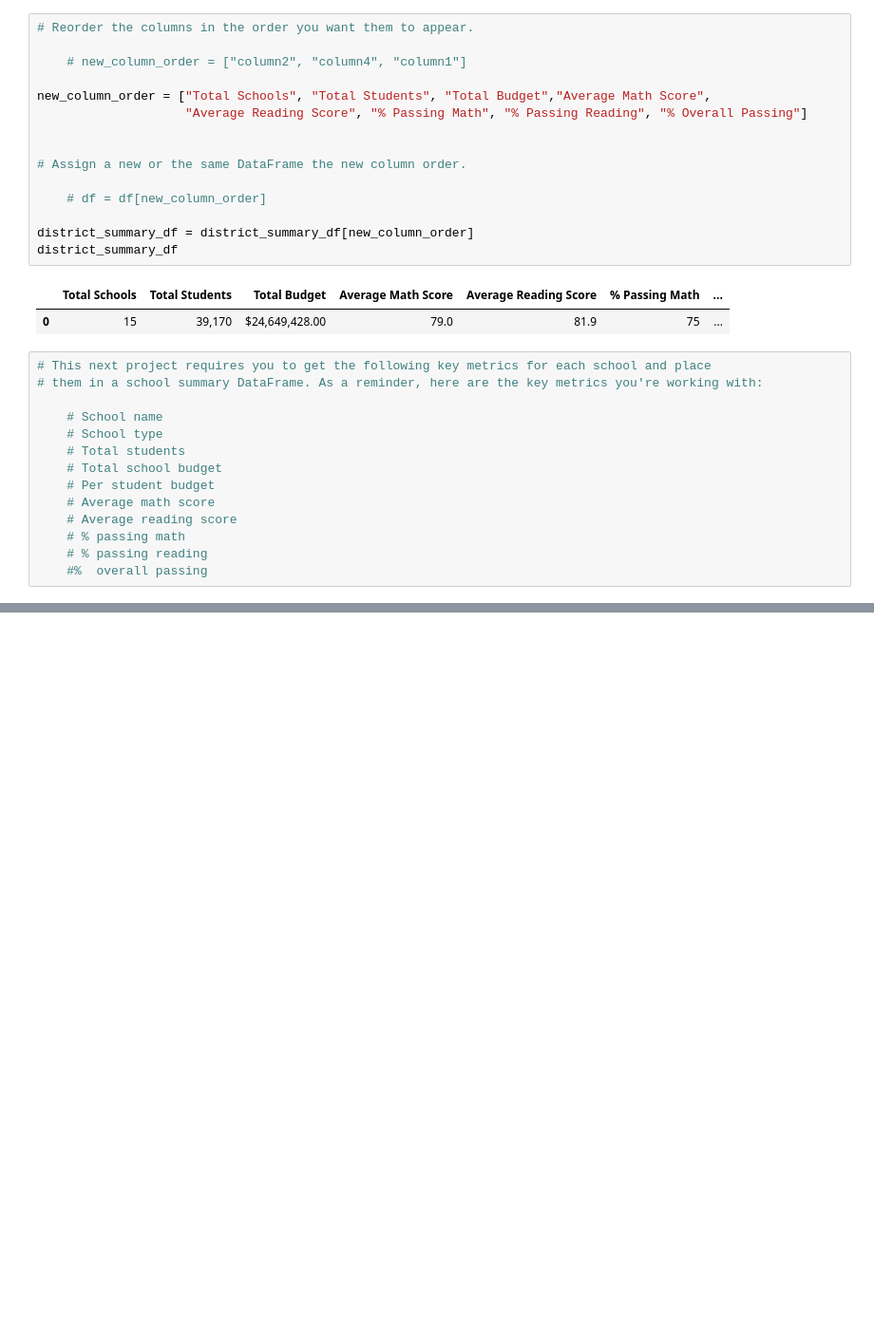
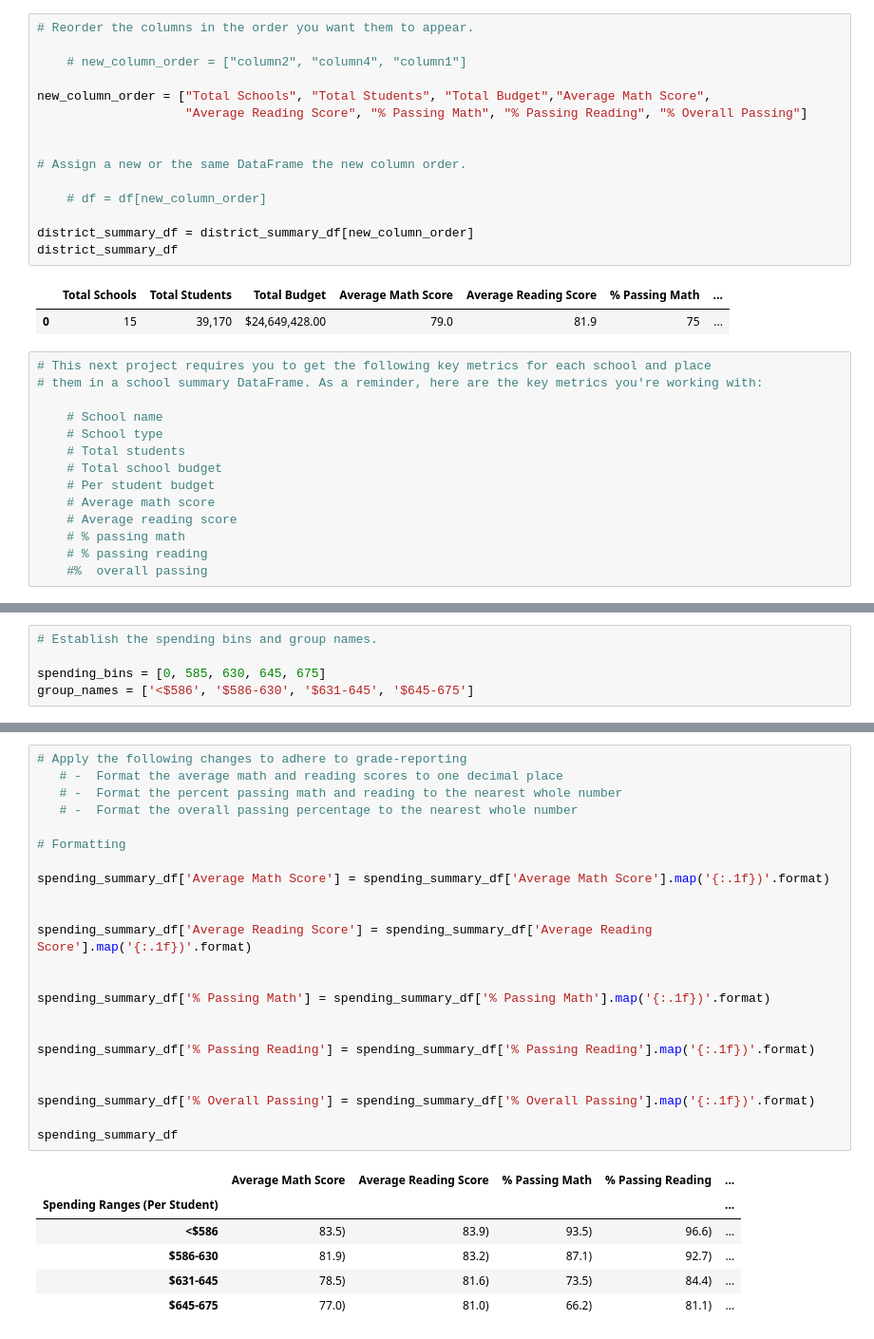
Before and after one commit to jbailey2705/School_District_Analysis, a Jupyter notebook: PyCitySchools.ipynb, the cells around one changed output, grey strips where cells are left out. Shown: that part at 95% size. Drawn from its saved outputs; the diff is of its cells as text; blank space fills up the shorter version.

```diff
--- a/PyCitySchools.ipynb
+++ b/PyCitySchools.ipynb
@@ -1213,0 +1291,5 @@ reading_scores_by_grade.head()
+# %%
+# Establish the spending bins and group names.
+
+spending_bins = [0, 585, 630, 645, 675]
+group_names = ['<$586', '$586-630', '$631-645', '$645-675']
@@ -1213,0 +1369,30 @@ reading_scores_by_grade.head()
+# %%
+# Apply the following changes to adhere to grade-reporting
+   # -  Format the average math and reading scores to one decimal place
+   # -  Format the percent passing math and reading to the nearest whole number
+   # -  Format the overall passing percentage to the nearest whole number
+
+# Formatting
+
+spending_summary_df['Average Math Score'] = spending_summary_df['Average Math Score'].map('{:.1f})'.format)
+
+
+spending_summary_df['Average Reading Score'] = spending_summary_df['Average Reading Score'].map('{:.1f})'.format)
+
+
+spending_summary_df['% Passing Math'] = spending_summary_df['% Passing Math'].map('{:.1f})'.format)
+
+
+spending_summary_df['% Passing Reading'] = spending_summary_df['% Passing Reading'].map('{:.1f})'.format)
+
+
+spending_summary_df['% Overall Passing'] = spending_summary_df['% Overall Passing'].map('{:.1f})'.format)
+
+spending_summary_df
+# %% [output]
+|  | Average Math Score | Average Reading Score | % Passing Math | % Passing Reading | ... |
+| Spending Ranges (Per Student) |  |  |  |  | ... |
+| <$586 | 83.5) | 83.9) | 93.5) | 96.6) | ... |
+| $586-630 | 81.9) | 83.2) | 87.1) | 92.7) | ... |
+| $631-645 | 78.5) | 81.6) | 73.5) | 84.4) | ... |
+| $645-675 | 77.0) | 81.0) | 66.2) | 81.1) | ... |
```
Also changed, not shown: parts of 78 cells of this notebook.
